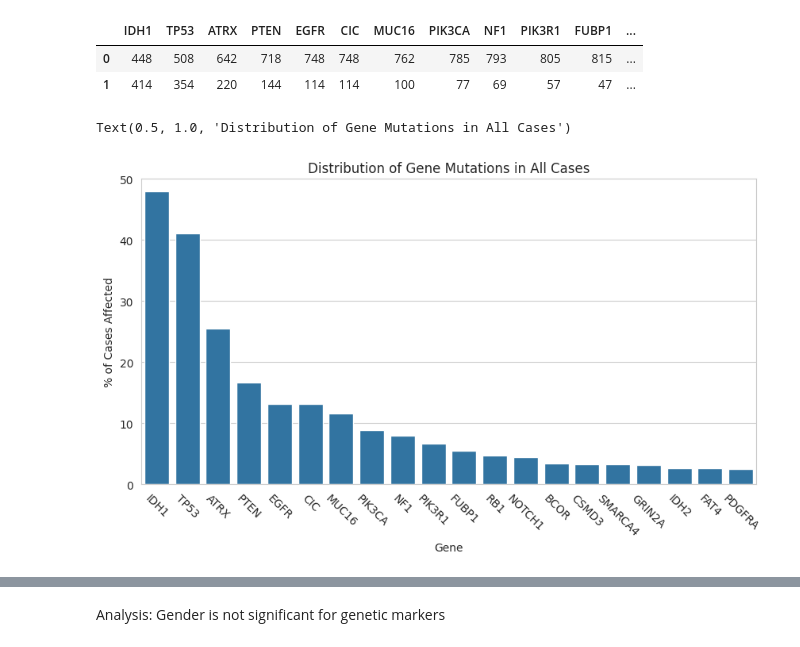
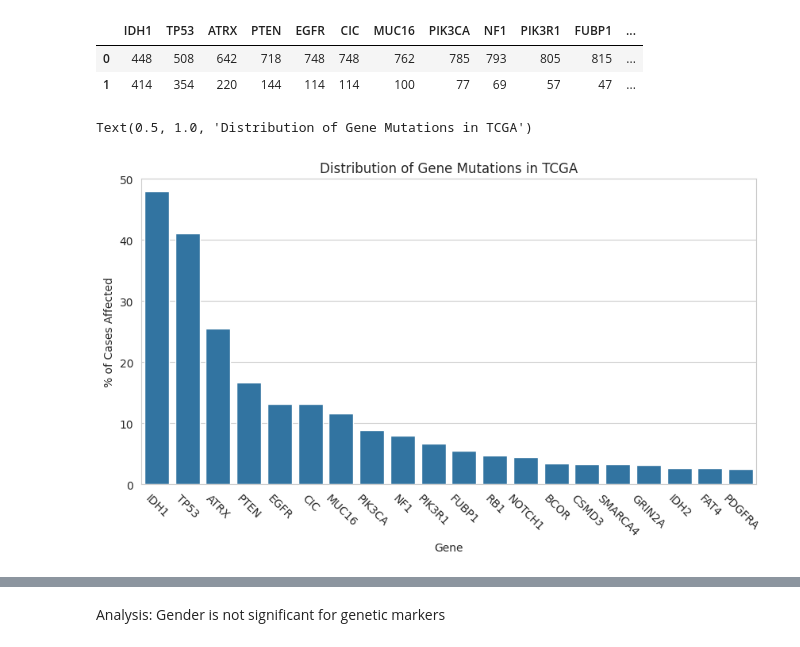
Before and after one commit to NicholasCG/Glioma-Classification, a Jupyter notebook: Data_Exploration.ipynb, the cells around one changed output, grey strips where cells are left out. Saved outputs shown, nothing was run; the diff lists cells and outputs as text; code cells hidden in the pictures.

```diff
--- a/Data_Exploration.ipynb
+++ b/Data_Exploration.ipynb
@@ -268,21 +268,21 @@ genes_gbm = genes_gbm.drop('Grade', axis = 1)
 # %%
 # plot the bar chart of ther overall gene mutation percentages
 gene_sum = genes.sum(axis = 0)
 gene_sum = gene_sum / len(df)
 gene_sum = gene_sum * 100
 
 # bar chart with seaborn and and normal light blue color, like in matplotlib, show the gene names at a 45 degree angle
 plt.figure(figsize=(10, 5))
 sns.set_style("whitegrid")
 sns.barplot(x = gene_sum.index, y = gene_sum.values, color = '#1f77b4')
 plt.xticks(rotation = -45)
 
 # set upper limit of y axis to 50
 plt.ylim(0, 50)
 
 plt.xlabel('Gene')
 plt.ylabel('% of Cases Affected')
-plt.title('Distribution of Gene Mutations in All Cases')
+plt.title('Distribution of Gene Mutations in TCGA')
 # %% [output]
-Text(0.5, 1.0, 'Distribution of Gene Mutations in All Cases')
+Text(0.5, 1.0, 'Distribution of Gene Mutations in TCGA')
-[figure, old version]
+[figure, new version]
```
Also changed, not shown: parts of 2 cells of this notebook.
